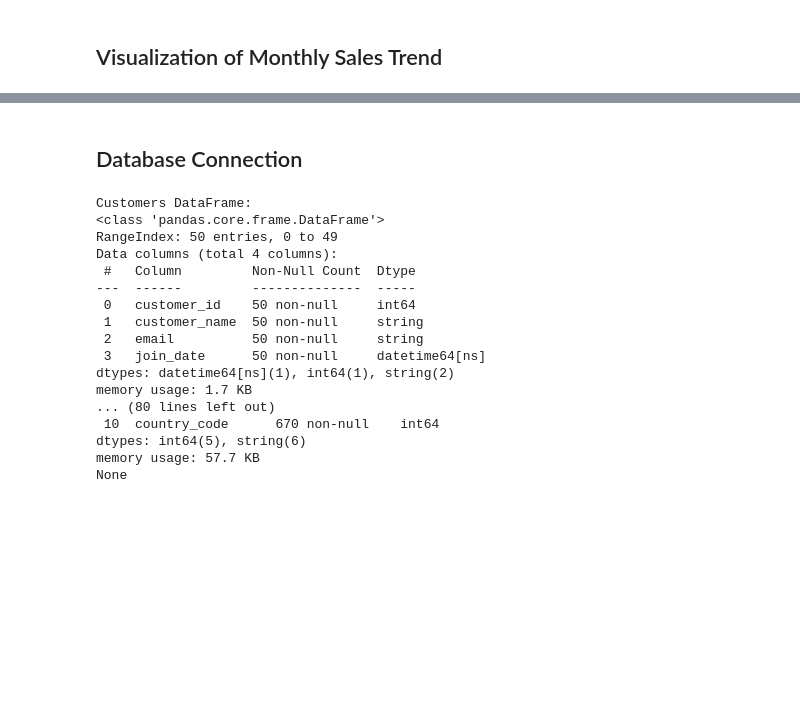
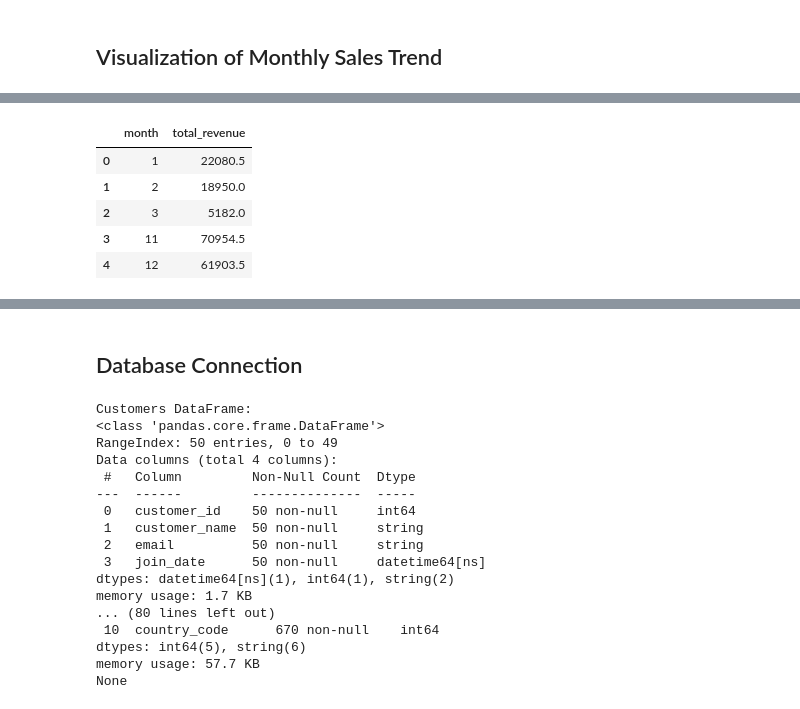
Before and after one commit to Prince-K-cmd/week2-lab, a Jupyter notebook: Lab_Exercises/lab_exercise_1.ipynb, the cells around one changed output, grey strips where cells are left out. Saved outputs shown, nothing was run; the diff lists cells and outputs as text; code cells hidden in the pictures; blank space fills up the shorter version.

```diff
--- a/Lab_Exercises/lab_exercise_1.ipynb
+++ b/Lab_Exercises/lab_exercise_1.ipynb
@@ -378,3 +363,17 @@ None
+# %%
+# Grouping total_revenue according month
+# Include month in the columns of the table
+
+monthly_sales = merged_order_product.groupby('month').agg({'total_revenue': 'sum'}).reset_index()
+
+display(monthly_sales)
+# %% [output]
+|  | month | total_revenue |
+| 0 | 1 | 22080.5 |
+| 1 | 2 | 18950.0 |
+| 2 | 3 | 5182.0 |
+| 3 | 11 | 70954.5 |
+| 4 | 12 | 61903.5 |
 # %%
 import matplotlib.pyplot as plt
 
```
Also changed, not shown: parts of 4 cells of this notebook.
